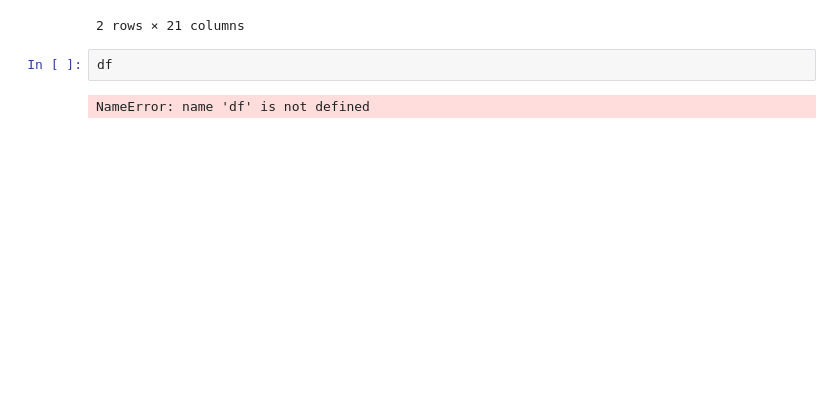
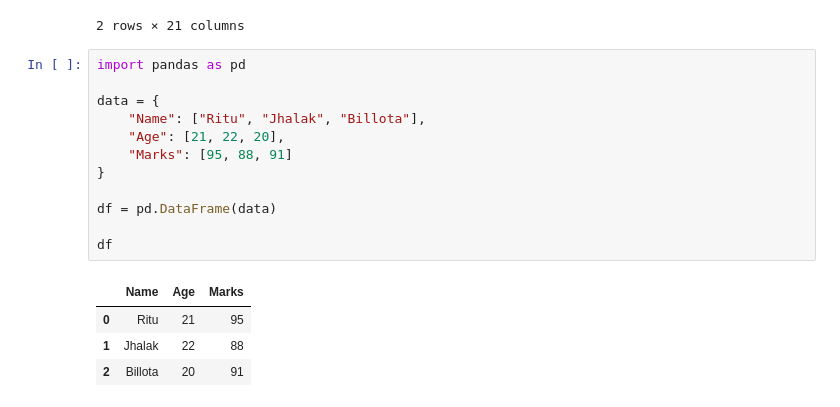
Before and after one commit to RituRai-03/Data-Visualization, a Jupyter notebook: working-with-csv.ipynb, the cells around one changed output. Saved outputs shown, nothing was run; the diff lists cells and outputs as text; blank space fills up the shorter version.

```diff
--- a/working-with-csv.ipynb
+++ b/working-with-csv.ipynb
@@ -104,6 +104,19 @@ data2.head(2)
 | 1 | 6304287 | Izakaya Kikufuji | 162 | Makati City | Little Tokyo, 2277 Chino Roces Av... | Little Tokyo, Legaspi Village, Ma... | Little Tokyo, Legaspi Village, Ma... | 121.014101 | ... |
 2 rows × 21 columns
 # %%
+import pandas as pd
+
+data = {
+    "Name": ["Ritu", "Jhalak", "Billota"],
+    "Age": [21, 22, 20],
+    "Marks": [95, 88, 91]
+}
+
+df = pd.DataFrame(data)
+
 df
 # %% [output]
-NameError: name 'df' is not defined
+|  | Name | Age | Marks |
+| 0 | Ritu | 21 | 95 |
+| 1 | Jhalak | 22 | 88 |
+| 2 | Billota | 20 | 91 |
```
Also changed, not shown: parts of 4 cells of this notebook.
